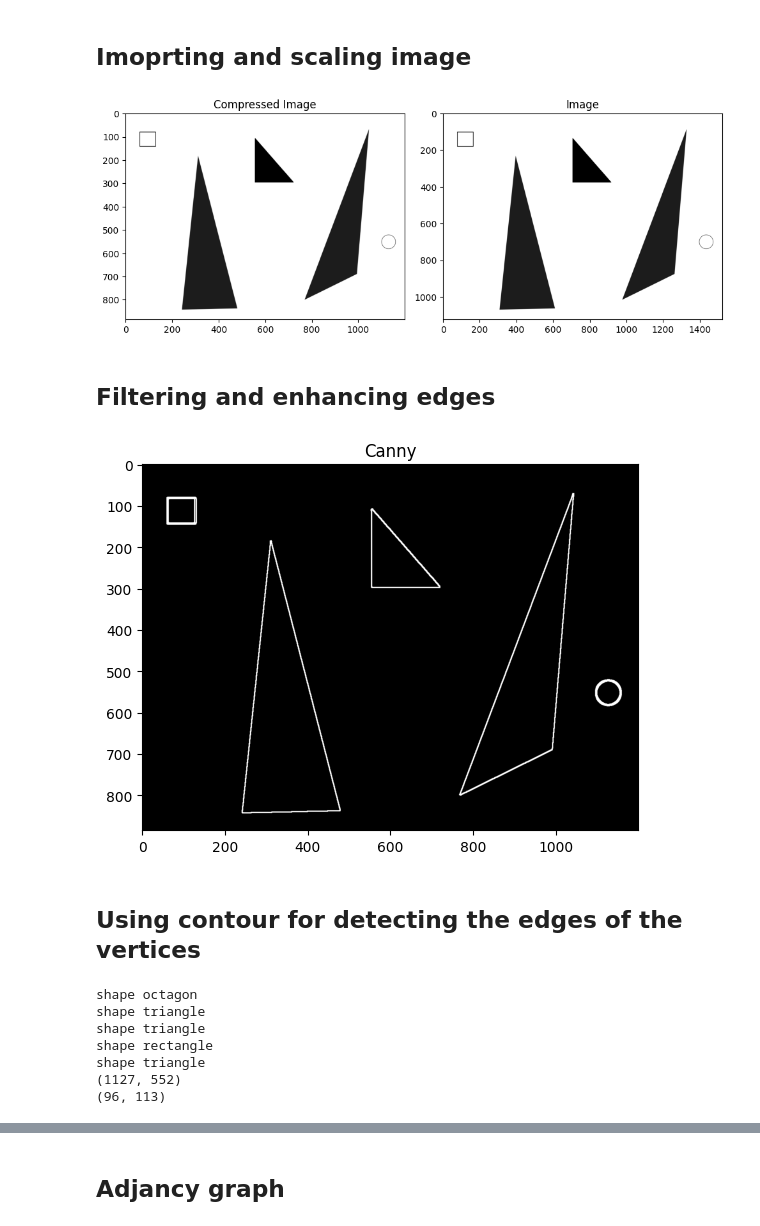
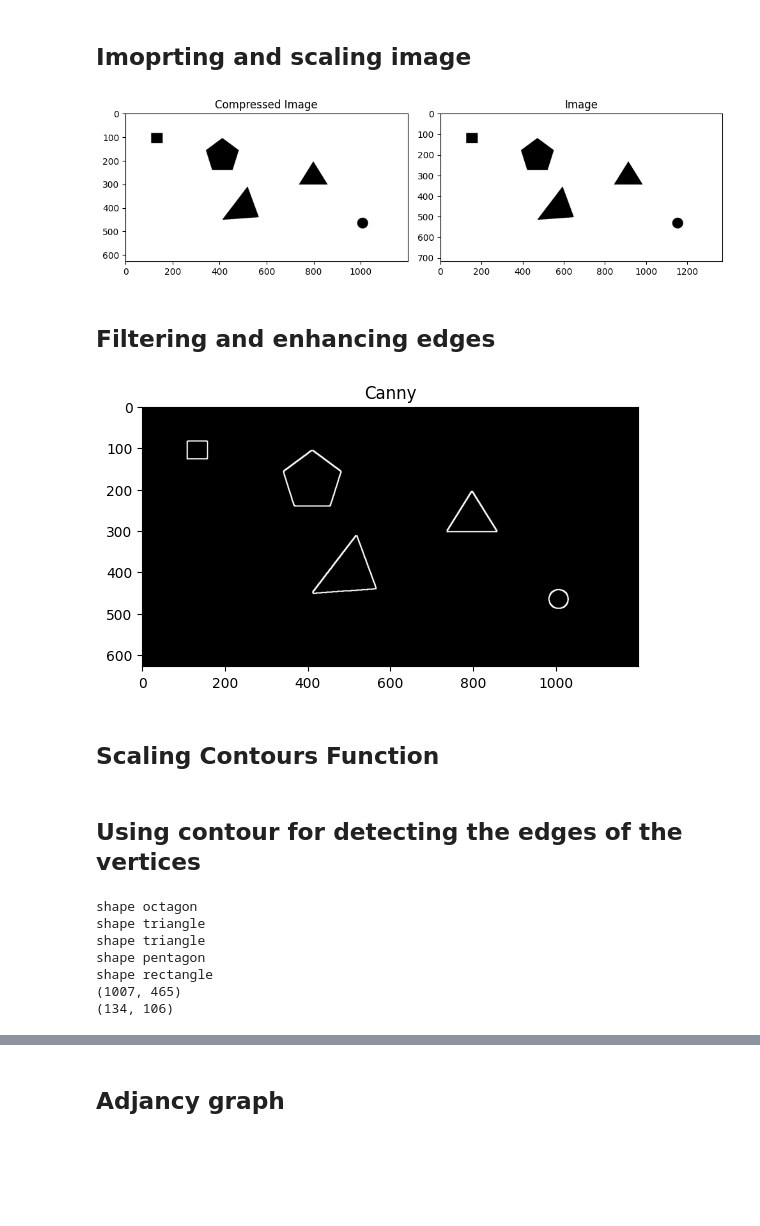
Before and after one commit to Owhenthesaints/Project_Basics_For_Mobile_Robotics, a Jupyter notebook: dependencies/Project path planing (2).ipynb, the cells around one changed output, grey strips where cells are left out. Drawn from its saved outputs; the diff is of its cells as text; code cells hidden in the pictures; blank space fills up the shorter version.

Commit message:
PathGeneration
The ContourDetectionAndPathGeneration has the whole workflow.

Note: the rectangle is detected identified as the Thymio. The circle is identified as the goal.

```diff
--- a/dependencies/Project path planing (2).ipynb
+++ b/dependencies/Project path planing (2).ipynb
@@ -58,7 +58,8 @@ from shapely.geometry import LineString
 # %%
 # Load the image
 #filename = 'visibility.png'
-filename = 'visibility_bis.png'
+#filename = 'visibility_bis.png'
+filename = 'testImages.png'
 
 img = cv2.imread(filename, cv2.IMREAD_GRAYSCALE)
 
@@ -71,34 +72,34 @@ kernel = np.ones((3, 3), np.uint8)
 
 
 # Calculate the scaling factor to maintain aspect ratio
 width, height = img.shape[1], img.shape[0]
 aspect_ratio = width / height
 
 if width / new_width > height / new_height:
     new_height = int(new_width / aspect_ratio)
 else:
     new_width = int(new_height * aspect_ratio)
 
 # Resize the image while preserving the aspect ratio
 compressed_img = cv2.resize(img, (new_width, new_height))
 comp_height, comp_width = compressed_img.shape
 
 fig, axes = plt.subplots(1, 2, figsize=(10, 5))
 
 # Display the first image
 axes[0].imshow(compressed_img, cmap='gray')
 axes[0].set_title('Compressed Image')
 axes[0].axis('on')
 
 # Display the second image (other_image)
 axes[1].imshow(img, cmap='gray')
 axes[1].set_title('Image')
 axes[1].axis('on')
 
 plt.tight_layout()
 plt.show()
 # %% [output]
-[figure, old version]
+[figure, new version]
 # %% [markdown]
 ## Filtering and enhancing edges
 # %%
@@ -114,4 +115,6 @@ dilated_edges = cv2.dilate(canny_img, kernel, iterations=1)
 plt.imshow(dilated_edges, cmap='gray');
 plt.title('Canny'); plt.axis('on');
 # %% [output]
-[figure, old version]
+[figure, new version]
+# %% [markdown]
+## Scaling Contours Function
@@ -120,6 +139,8 @@ plt.title('Canny'); plt.axis('on');
 # %%
 triangle_vertices = []
 triangle_edges = []
+pentagon_vertices = []
+pentagon_edges = []
 
 (contours, _) = cv2.findContours(dilated_edges, cv2.RETR_EXTERNAL, cv2.CHAIN_APPROX_SIMPLE)
 
@@ -171,12 +192,43 @@ for cnt in contours:
 
         triangle_vertices.append(triangle)  # Append the vertices to the list
         triangle_edges.append(edges)  # Append the edges to the list
-    # This will be our final goal
+    elif shape == 'pentagon':
+        vertices = cv2.approxPolyDP(cnt, 0.02 * cv2.arcLength(cnt, True), True)
+        pentagon = []  # Store vertices for each pentagon
+        edges = []  # Store lines for each pentagon
+
+        for i, vertex in enumerate(vertices):
+            x, y = vertex[0]
+            pentagon.append((x, y))
+
+            next_index = 0 if i == len(vertices) - 1 else i + 1
+            next_vertex = vertices[next_index][0]
+            #cv2.circle(canny_img, (x, y), 5, (255, 0, 0), -1)
+            #cv2.putText(canny_img, f'({x},{y})', (x, y), cv2.FONT_HERSHEY_SIMPLEX, 0.5, (0, 0,  0), 2)
+
+            # Append edges/lines
+            edges.append(((x, y), (next_vertex[0], next_vertex[1])))
+
+        pentagon_vertices.append(pentagon)  # Append the vertices to the list
+        pentagon_edges.append(edges)  # Append the edges to the list
     elif shape == 'octagon':
-        # Store circle information
-        (Xcent,Ycent), radius = cv2.minEnclosingCircle(cnt)
-        (Xcent,Ycent)= (int(Xcent),int(Ycent))
-        radius = int(radius)
+        vertices = cv2.approxPolyDP(cnt, 0.02 * cv2.arcLength(cnt, True), True)
+        pentagon = []  # Store vertices for each pentagon
+        edges = []  # Store lines for each pentagon
+
+        for i, vertex in enumerate(vertices):
+            x, y = vertex[0]
+            pentagon.append((x, y))
+
+            next_index = 0 if i == len(vertices) - 1 else i + 1
+            next_vertex = vertices[next_index][0]
+            #cv2.circle(canny_img, (x, y), 5, (255, 0, 0), -1)
+            #cv2.putText(canny_img, f'({x},{y})', (x, y), cv2.FONT_HERSHEY_SIMPLEX, 0.5, (0, 0,  0), 2)
+
+            # Append edges/lines
+            edges.append(((x, y), (next_vertex[0], next_vertex[1])))
+
+        pentagon_vertices.append(pentagon)  # Append the vertices to th
     # This will be the initial position of the robot starting top left corner
     elif shape == 'rectangle':
         Xrob,Yrob,Wrob,Hrob=cv2.boundingRect(cnt)
@@ -184,6 +236,13 @@ for cnt in contours:
         Xrob_center = Xrob + Wrob // 2
         Yrob_center = Yrob + Hrob // 2
 
+    elif shape == "circle":
+        (Xcent,Ycent), radius = cv2.minEnclosingCircle(cnt)
+        (Xcent,Ycent)= (int(Xcent),int(Ycent))
+        radius = int(radius)
+
+
+
 
 print((Xcent,Ycent))
 print((Xrob_center,Yrob_center))
@@ -191,10 +250,10 @@ print((Xrob_center,Yrob_center))
 shape octagon
 shape triangle
 shape triangle
+shape pentagon
 shape rectangle
-shape triangle
-(1127, 552)
-(96, 113)
+(1007, 465)
+(134, 106)
 # %%
 # Display the initial image with highlighted vertices
 plt.imshow(canny_img)
```
Also changed, not shown: parts of 6 cells of this notebook, 3 other files.
